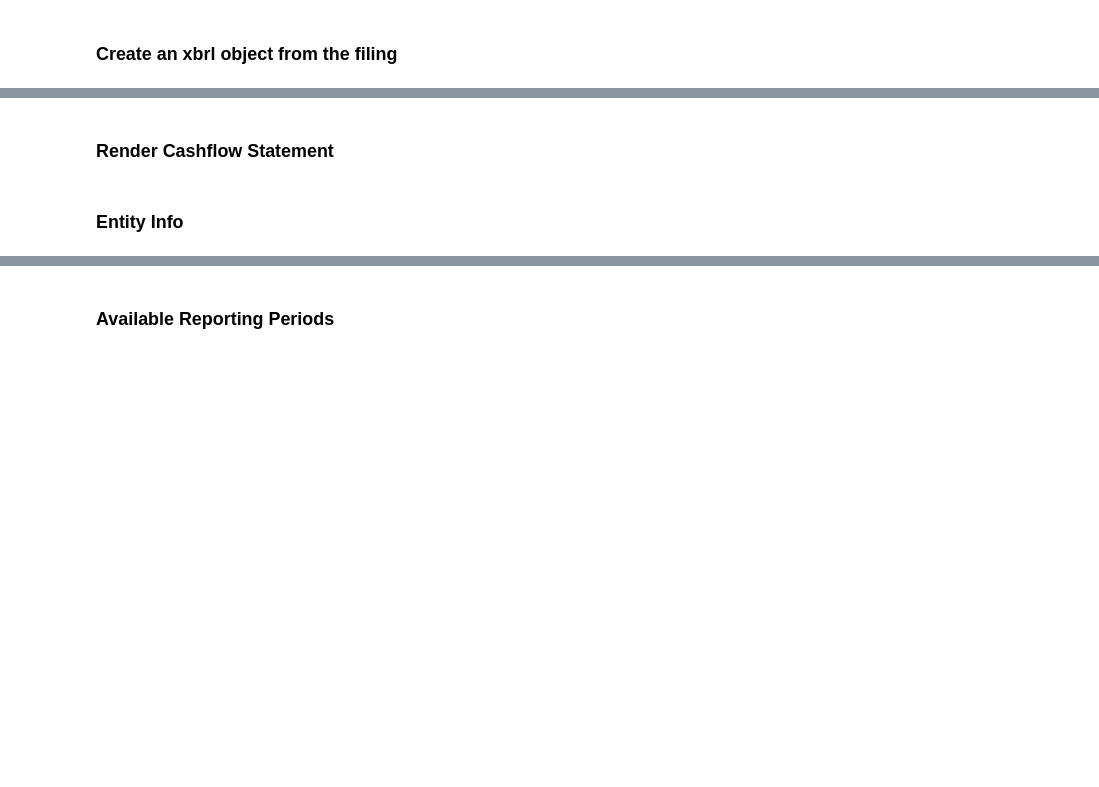
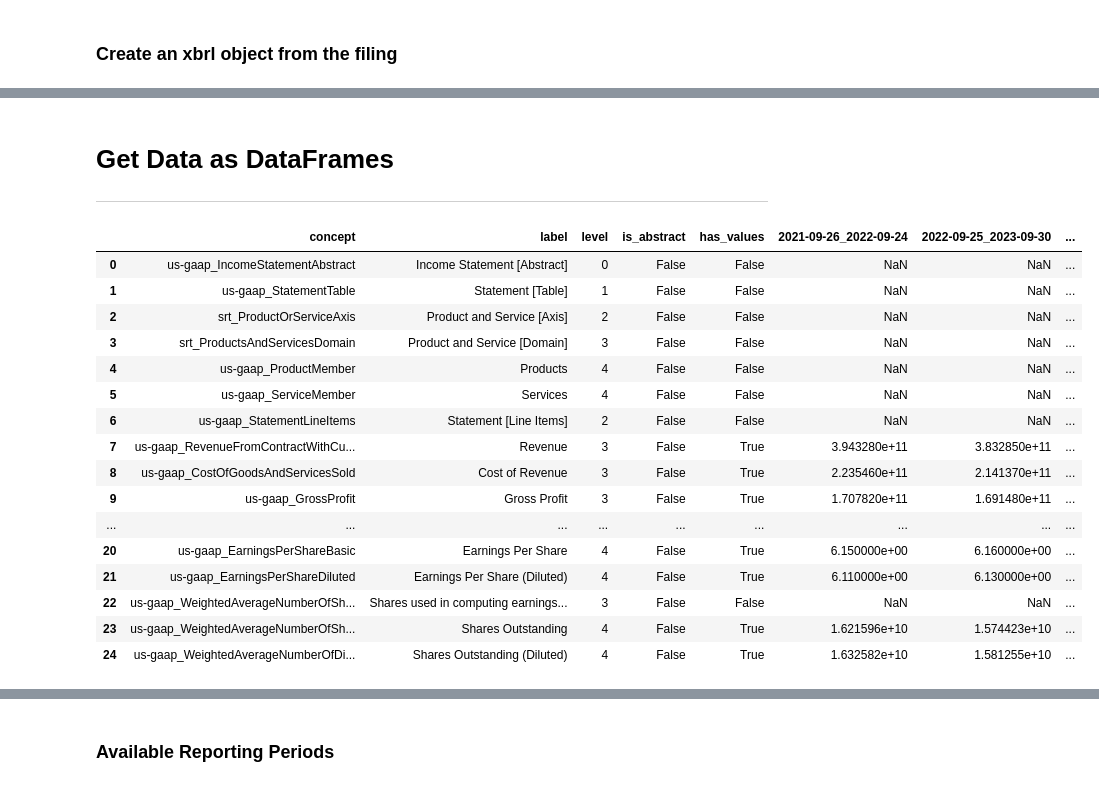
Before and after one commit to dgunning/edgartools, a Jupyter notebook: notebooks/XBRL2-Rewrite-of-XBRL.ipynb, the cells around one changed output, grey strips where cells are left out. Cells and saved outputs as stored; diff of their text form; code cells hidden in the pictures; blank space fills up the shorter version.

```diff
--- a/notebooks/XBRL2-Rewrite-of-XBRL.ipynb
+++ b/notebooks/XBRL2-Rewrite-of-XBRL.ipynb
@@ -42,2 +118,3 @@ balance_sheet.to_dataframe()
 # %%
-xbrl.statements.income_statement()
+income_statement = xbrl.statements.income_statement()
+income_statement
@@ -44,6 +140,23 @@ xbrl.statements.income_statement()
-# %% [markdown]
-### Render Cashflow Statement
+# %% [markdown]
+# Get Data as DataFrames
+<hr/>
 # %%
-xbrl.statements.cash_flow_statement()
+income_statement.to_dataframe()
+# %% [output]
+|  | concept | label | level | is_abstract | has_values | 2021-09-26_2022-09-24 | 2022-09-25_2023-09-30 | ... |
+| 0 | us-gaap_IncomeStatementAbstract | Income Statement [Abstract] | 0 | False | False | NaN | NaN | ... |
+| 1 | us-gaap_StatementTable | Statement [Table] | 1 | False | False | NaN | NaN | ... |
+| 2 | srt_ProductOrServiceAxis | Product and Service [Axis] | 2 | False | False | NaN | NaN | ... |
+| 3 | srt_ProductsAndServicesDomain | Product and Service [Domain] | 3 | False | False | NaN | NaN | ... |
+| 4 | us-gaap_ProductMember | Products | 4 | False | False | NaN | NaN | ... |
+| 5 | us-gaap_ServiceMember | Services | 4 | False | False | NaN | NaN | ... |
+| 6 | us-gaap_StatementLineItems | Statement [Line Items] | 2 | False | False | NaN | NaN | ... |
+| 7 | us-gaap_RevenueFromContractWithCu... | Revenue | 3 | False | True | 3.943280e+11 | 3.832850e+11 | ... |
+| 8 | us-gaap_CostOfGoodsAndServicesSold | Cost of Revenue | 3 | False | True | 2.235460e+11 | 2.141370e+11 | ... |
+| 9 | us-gaap_GrossProfit | Gross Profit | 3 | False | True | 1.707820e+11 | 1.691480e+11 | ... |
+| ... | ... | ... | ... | ... | ... | ... | ... | ... |
+| 20 | us-gaap_EarningsPerShareBasic | Earnings Per Share | 4 | False | True | 6.150000e+00 | 6.160000e+00 | ... |
+| 21 | us-gaap_EarningsPerShareDiluted | Earnings Per Share (Diluted) | 4 | False | True | 6.110000e+00 | 6.130000e+00 | ... |
+| 22 | us-gaap_WeightedAverageNumberOfSh... | Shares used in computing earnings... | 3 | False | False | NaN | NaN | ... |
+| 23 | us-gaap_WeightedAverageNumberOfSh... | Shares Outstanding | 4 | False | True | 1.621596e+10 | 1.574423e+10 | ... |
+| 24 | us-gaap_WeightedAverageNumberOfDi... | Shares Outstanding (Diluted) | 4 | False | True | 1.632582e+10 | 1.581255e+10 | ... |
-# %% [markdown]
-### Entity Info
```
Also changed, not shown: parts of 32 cells of this notebook, 1 other file.
